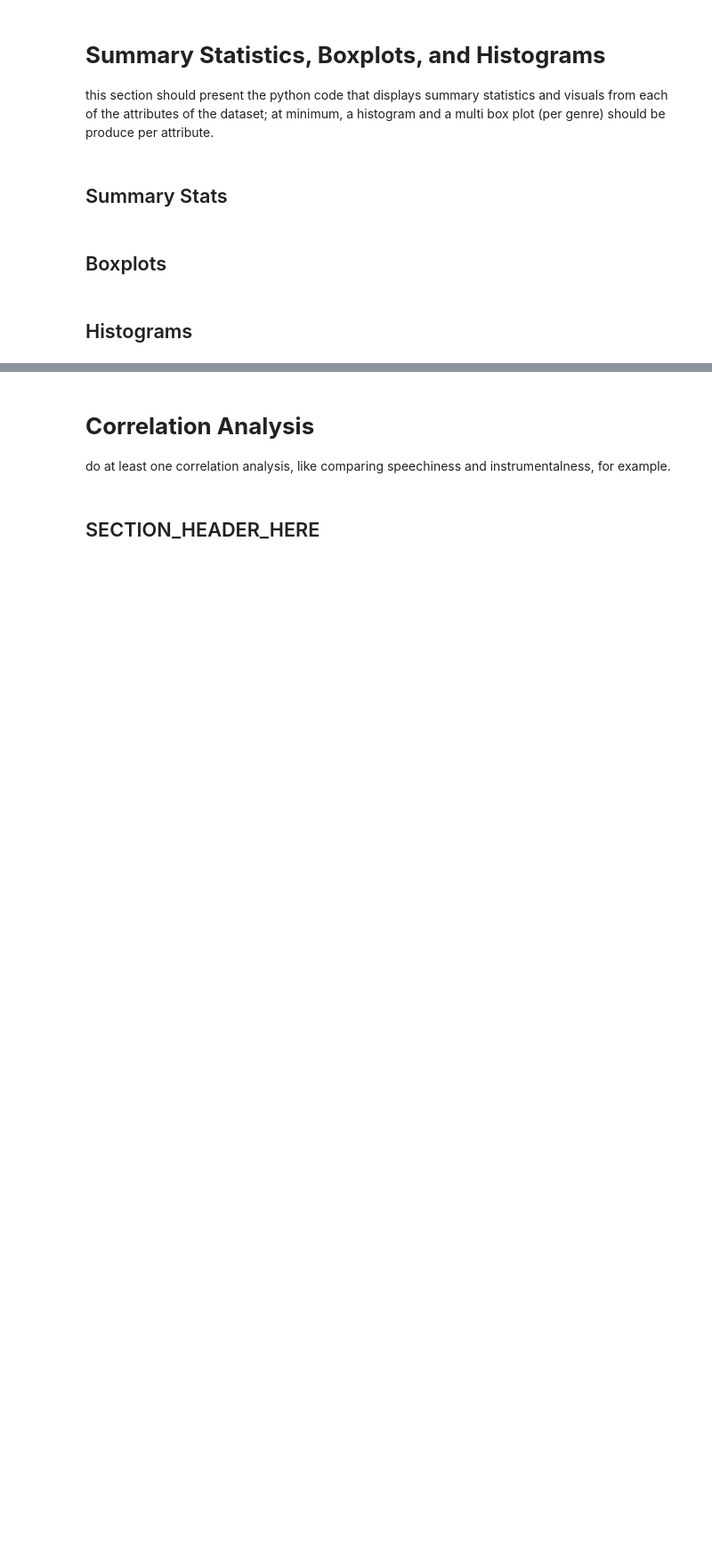
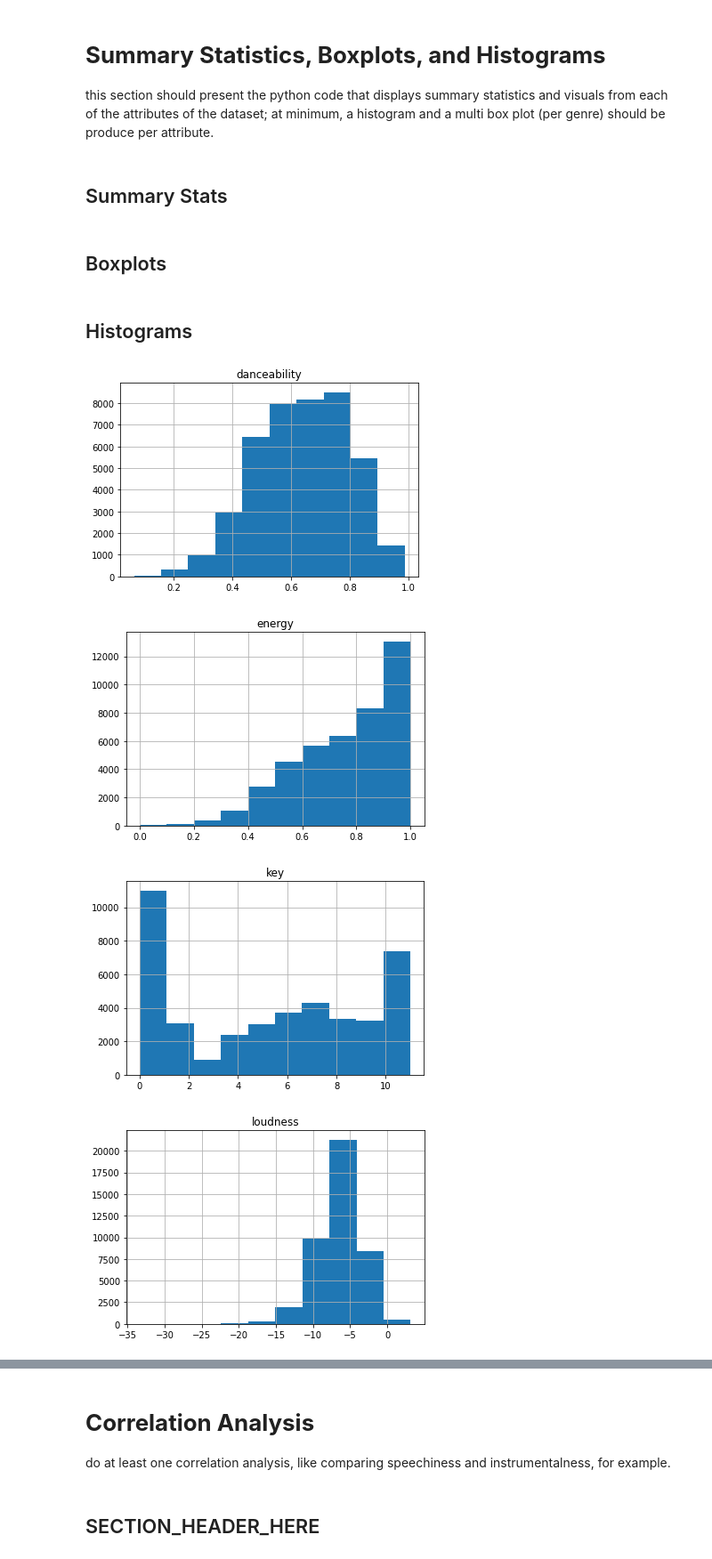
Before and after one commit to dmill166/21FCS390Z, a Jupyter notebook: Songs_Classifier_v2.ipynb, the cells around one changed output, grey strips where cells are left out. Shown at 89% size. Saved outputs shown, nothing was run; the diff lists cells and outputs as text; code cells hidden in the pictures; blank space fills up the shorter version.

```diff
--- a/Songs_Classifier_v2.ipynb
+++ b/Songs_Classifier_v2.ipynb
@@ -192,0 +198,12 @@ for attribute_metrics in all_attribute_genre_metrics:
+# %%
+#TODO
+for attr in attr_headers:
+  plt.figure()
+  spotify_df[attr].hist()
+  plt.title(attr)
+  plt.show()
+# %% [output]
+[figure, added]
+[figure, added]
+[figure, added]
+[figure, added]
```
Also changed, not shown: parts of 9 cells of this notebook.
